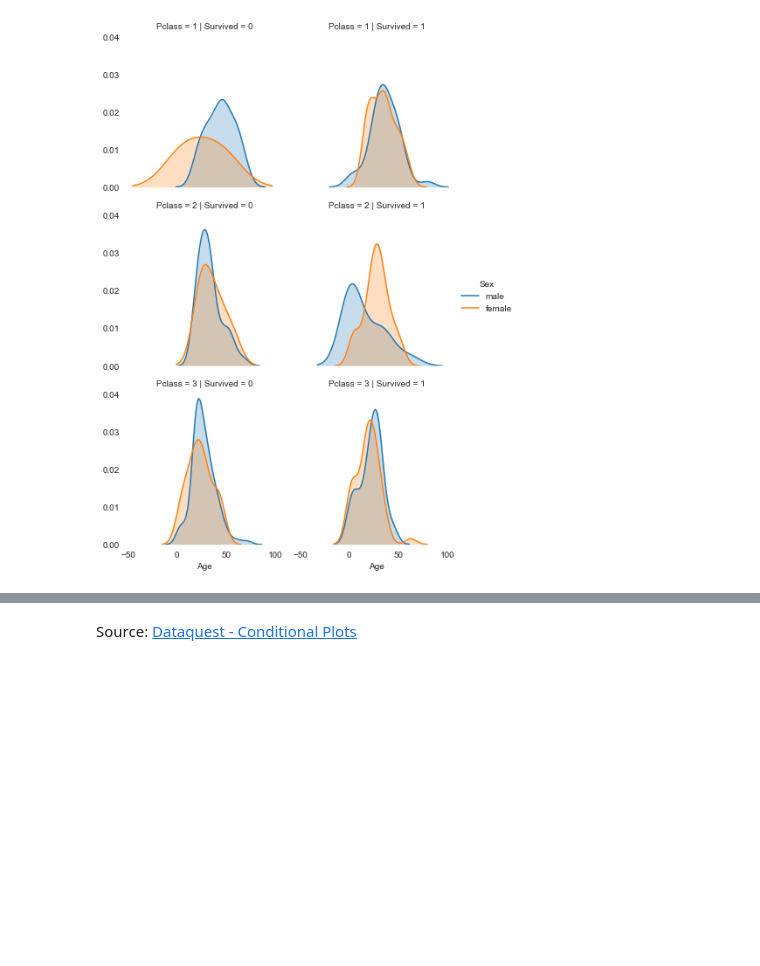
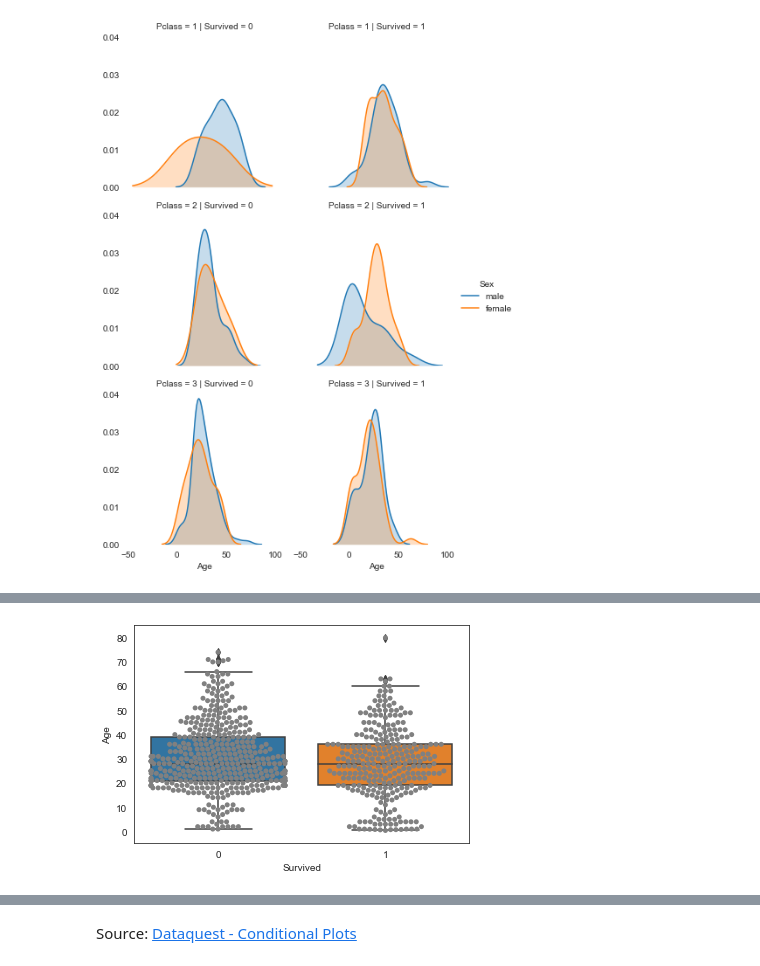
Before and after one commit to kurtsenol/Matplotlib, a Jupyter notebook: Seaborn.ipynb, the cells around one changed output, grey strips where cells are left out. Cells and saved outputs as stored; diff of their text form; code cells hidden in the pictures; blank space fills up the shorter version.

```diff
--- a/Seaborn.ipynb
+++ b/Seaborn.ipynb
@@ -140,0 +163,8 @@ plt.show()
+# %%
+# Since different type of distribution can be hidden under the same box.
+# Add jitter over boxplot
+
+ax = sns.boxplot(x="Survived", y="Age", data=titanic)
+ax = sns.swarmplot(x='Survived', y='Age', data=titanic, color="grey")
+# %% [output]
+[figure, added]
```
Also changed, not shown: parts of 10 cells of this notebook.
